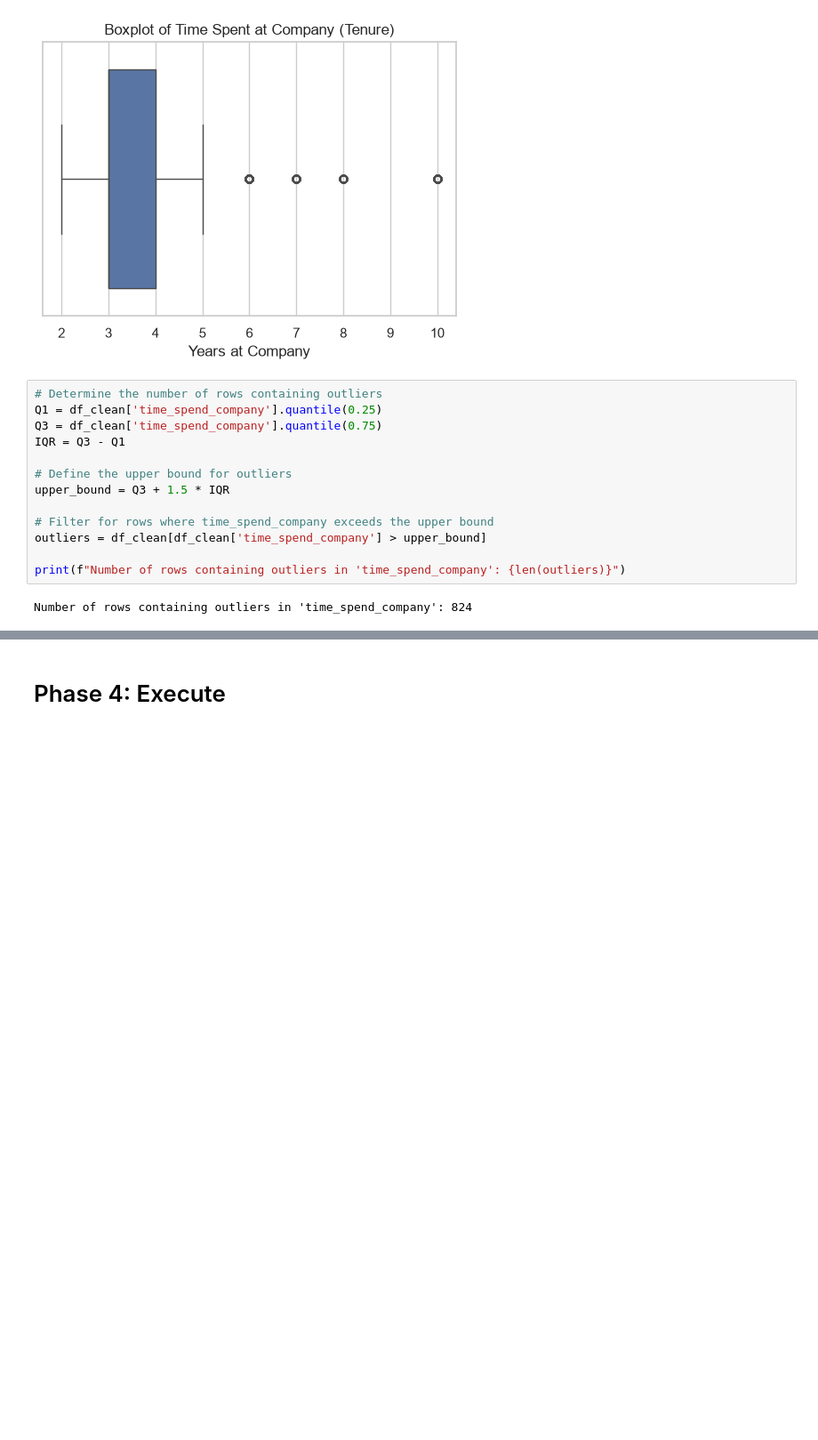
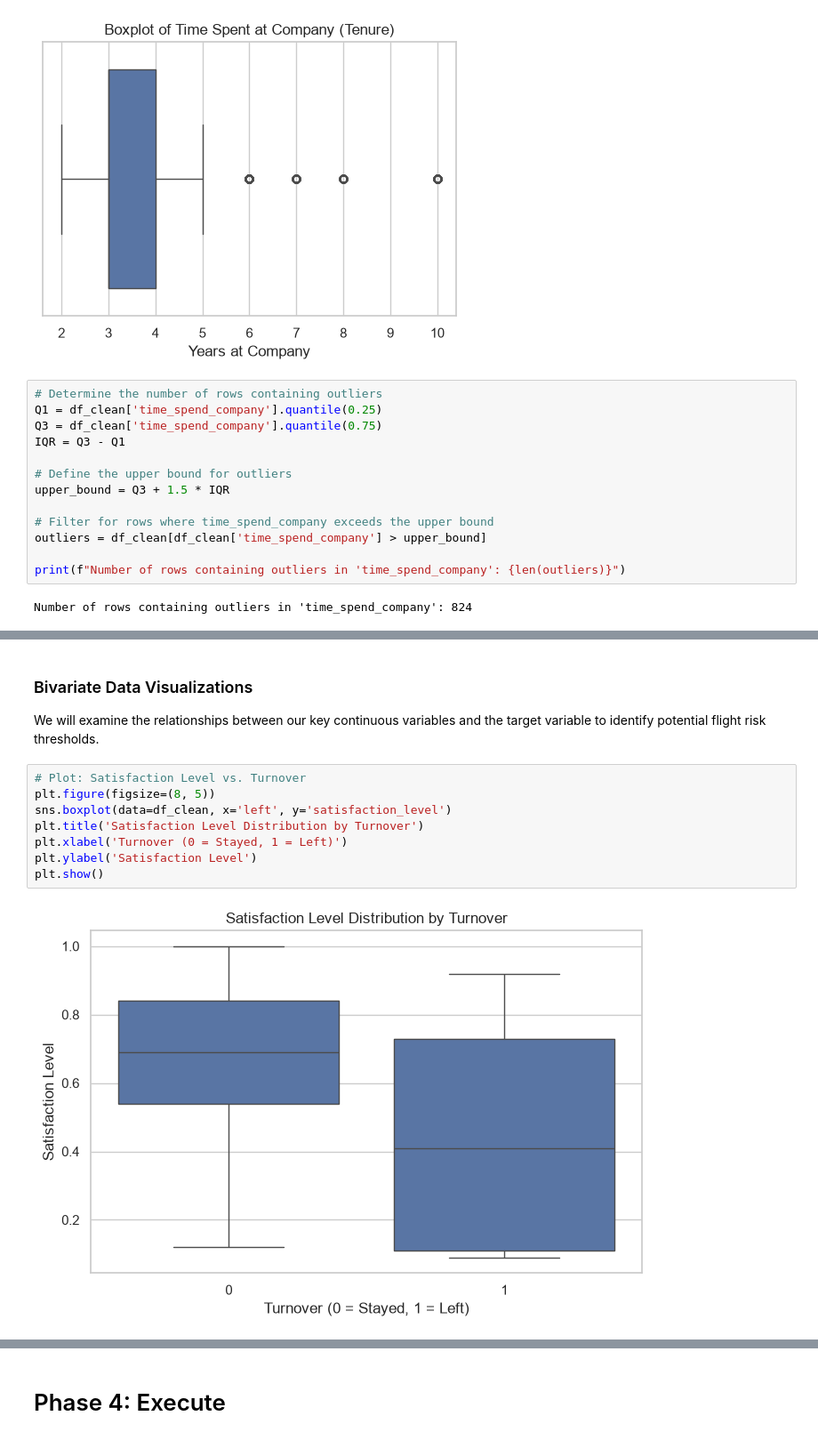
Before and after one commit to EddieChihwai/salifort-motors-retention, a Jupyter notebook: notebooks/Salifort_Motors_Retention_Project.ipynb, the cells around one changed output, grey strips where cells are left out. Shown at 89% size. Drawn from its saved outputs; the diff is of its cells as text; blank space fills up the shorter version.

```diff
--- a/notebooks/Salifort_Motors_Retention_Project.ipynb
+++ b/notebooks/Salifort_Motors_Retention_Project.ipynb
@@ -134,0 +158,13 @@ Number of rows containing outliers in 'time_spend_company': 824
+# %% [markdown]
+### Bivariate Data Visualizations
+We will examine the relationships between our key continuous variables and the target variable to identify potential flight risk thresholds.
+# %%
+# Plot: Satisfaction Level vs. Turnover
+plt.figure(figsize=(8, 5))
+sns.boxplot(data=df_clean, x='left', y='satisfaction_level')
+plt.title('Satisfaction Level Distribution by Turnover')
+plt.xlabel('Turnover (0 = Stayed, 1 = Left)')
+plt.ylabel('Satisfaction Level')
+plt.show()
+# %% [output]
+[figure, added]
```
Also changed, not shown: parts of 17 cells of this notebook.
